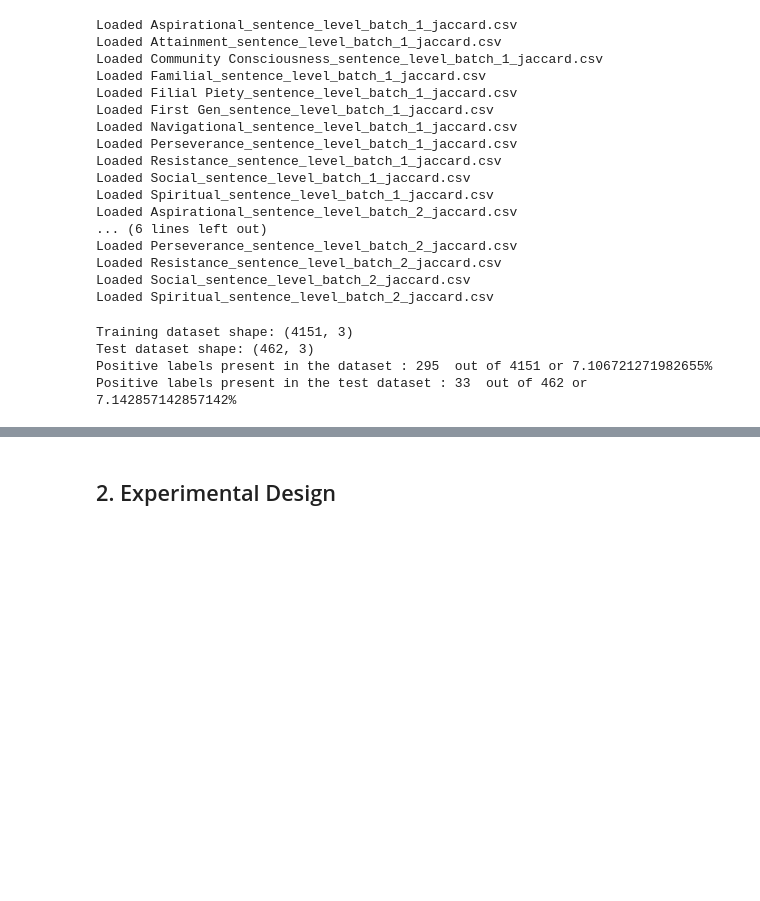
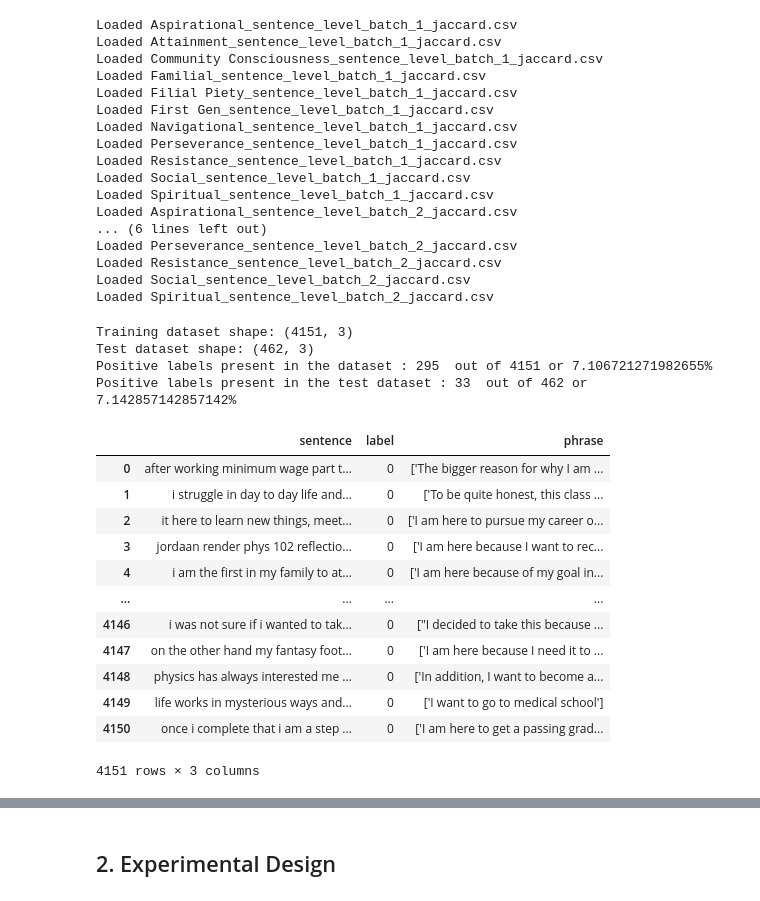
Before and after one commit to gianclbal/ml-alma-taccti, a Jupyter notebook: notebooks/experiments/exp_4_single/Attainment/Attainment_model_using_merged_data.ipynb, the cells around one changed output, grey strips where cells are left out. Drawn from its saved outputs; the diff is of its cells as text; code cells hidden in the pictures; blank space fills up the shorter version.

```diff
--- a/notebooks/experiments/exp_4_single/Attainment/Attainment_model_using_merged_data.ipynb
+++ b/notebooks/experiments/exp_4_single/Attainment/Attainment_model_using_merged_data.ipynb
@@ -114,3 +114,19 @@ Training dataset shape: (4151, 3)
 Test dataset shape: (462, 3)
 Positive labels present in the dataset : 295  out of 4151 or 7.106721271982655%
 Positive labels present in the test dataset : 33  out of 462 or 7.142857142857142%
+# %%
+training_df
+# %% [output]
+|  | sentence | label | phrase |
+| 0 | after working minimum wage part t... | 0 | ['The bigger reason for why I am ... |
+| 1 | i struggle in day to day life and... | 0 | ['To be quite honest, this class ... |
+| 2 | it here to learn new things, meet... | 0 | ['I am here to pursue my career o... |
+| 3 | jordaan render phys 102 reflectio... | 0 | ['I am here because I want to rec... |
+| 4 | i am the first in my family to at... | 0 | ['I am here because of my goal in... |
+| ... | ... | ... | ... |
+| 4146 | i was not sure if i wanted to tak... | 0 | ["I decided to take this because ... |
+| 4147 | on the other hand my fantasy foot... | 0 | ['I am here because I need it to ... |
+| 4148 | physics has always interested me ... | 0 | ['In addition, I want to become a... |
+| 4149 | life works in mysterious ways and... | 0 | ['I want to go to medical school'] |
+| 4150 | once i complete that i am a step ... | 0 | ['I am here to get a passing grad... |
+4151 rows × 3 columns
```
Also changed, not shown: parts of 16 cells of this notebook, 34 other files.
